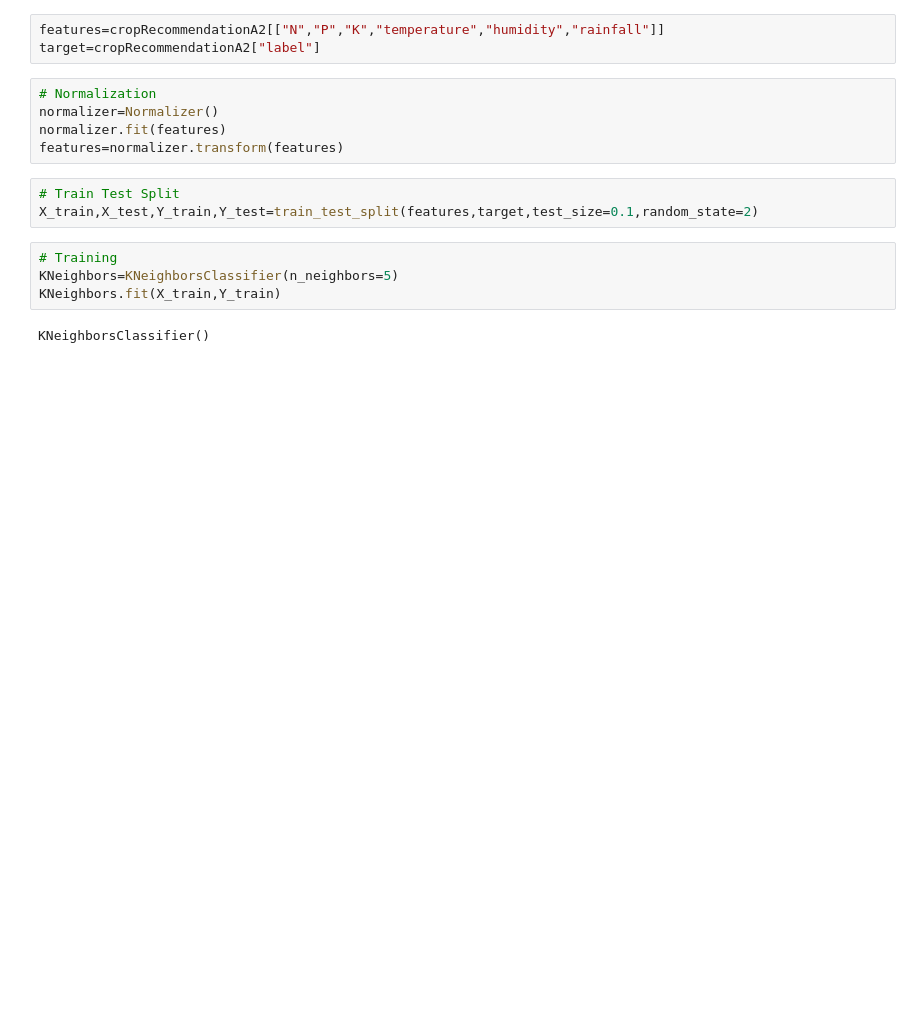
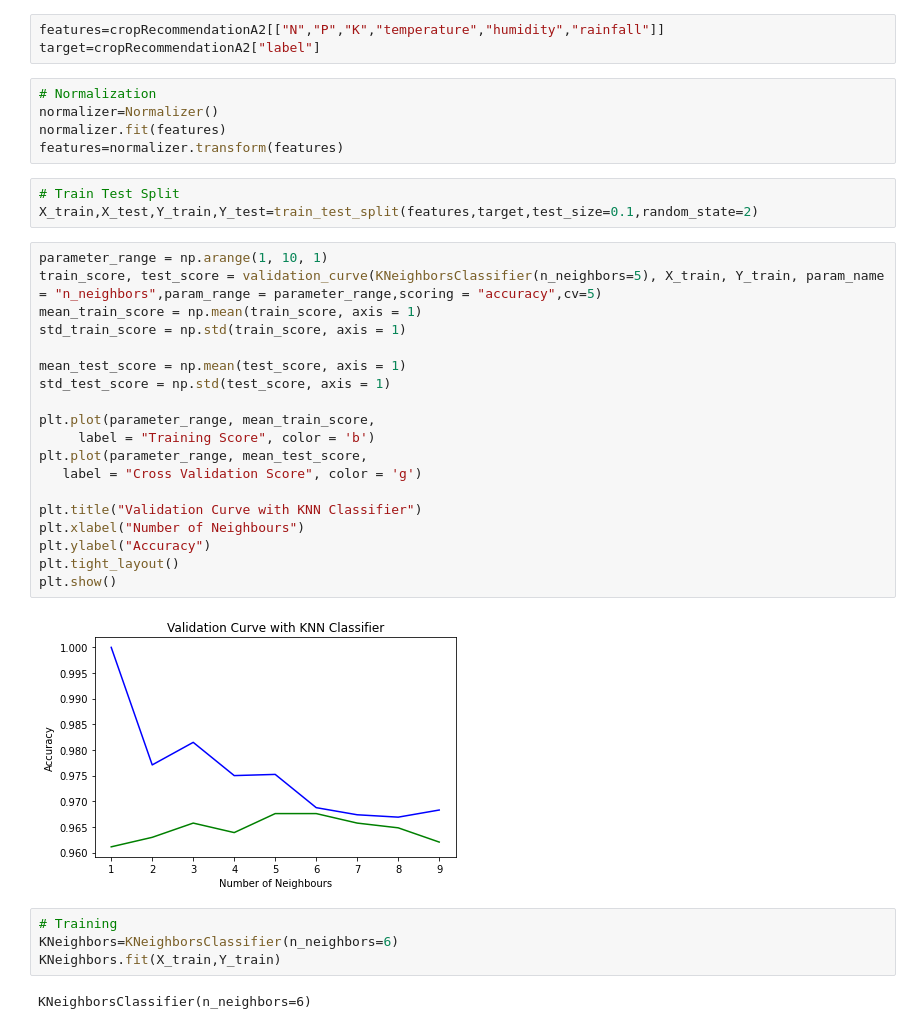
Before and after one commit to vishwa-jith/Crop-recommendation-Weed-detection, a Jupyter notebook: notebooks/CropRecommendation/CropRecommendation2/models/cropRecommendationKNN.ipynb, the cells around one changed output. Cells and saved outputs as stored; diff of their text form; blank space fills up the shorter version.

```diff
--- a/notebooks/CropRecommendation/CropRecommendation2/models/cropRecommendationKNN.ipynb
+++ b/notebooks/CropRecommendation/CropRecommendation2/models/cropRecommendationKNN.ipynb
@@ -22,12 +25,33 @@ features=normalizer.transform(features)
 # %%
 # Train Test Split
 X_train,X_test,Y_train,Y_test=train_test_split(features,target,test_size=0.1,random_state=2)
+# %%
+parameter_range = np.arange(1, 10, 1)
+train_score, test_score = validation_curve(KNeighborsClassifier(n_neighbors=5), X_train, Y_train, param_name = "n_neighbors",param_range = parameter_range,scoring = "accuracy",cv=5)
+mean_train_score = np.mean(train_score, axis = 1)
+std_train_score = np.std(train_score, axis = 1)
+
+mean_test_score = np.mean(test_score, axis = 1)
+std_test_score = np.std(test_score, axis = 1)
+
+plt.plot(parameter_range, mean_train_score,
+     label = "Training Score", color = 'b')
+plt.plot(parameter_range, mean_test_score,
+   label = "Cross Validation Score", color = 'g')
+
+plt.title("Validation Curve with KNN Classifier")
+plt.xlabel("Number of Neighbours")
+plt.ylabel("Accuracy")
+plt.tight_layout()
+plt.show()
+# %% [output]
+[figure, added]
 # %%
 # Training
-KNeighbors=KNeighborsClassifier(n_neighbors=5)
+KNeighbors=KNeighborsClassifier(n_neighbors=6)
 KNeighbors.fit(X_train,Y_train)
 # %% [output]
-KNeighborsClassifier()
+KNeighborsClassifier(n_neighbors=6)
 # %%
 # Testing
 predicted_values=KNeighbors.predict(X_test)
```
Also changed, not shown: parts of 5 cells of this notebook, 1 other file.
